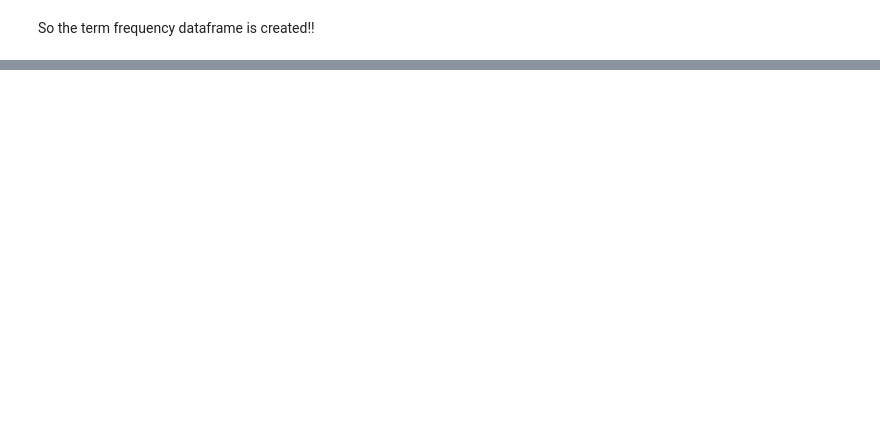
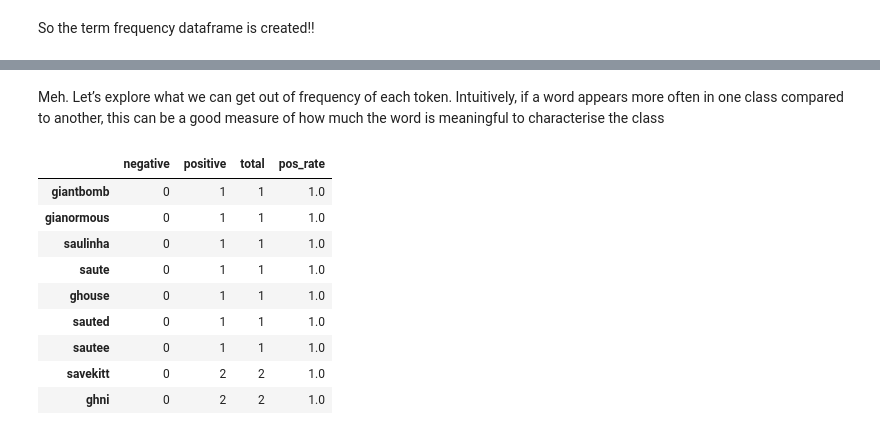
Before and after one commit to CodeFor2001/Sentiment-Analysis-Experimentation, a Jupyter notebook: Models/DataViz.ipynb, the cells around one changed output, grey strips where cells are left out. Cells and saved outputs as stored; diff of their text form; code cells hidden in the pictures; blank space fills up the shorter version.

```diff
--- a/Models/DataViz.ipynb
+++ b/Models/DataViz.ipynb
@@ -130,0 +197,17 @@ So the term frequency dataframe is created!!
+# %% [markdown]
+Meh.
+Let’s explore what we can get out of frequency of each token. Intuitively, if a word appears more often in one class compared to another, this can be a good measure of how much the word is meaningful to characterise the class
+# %%
+term_freq_df['pos_rate'] = term_freq_df['positive'] * 1./term_freq_df['total']
+term_freq_df.sort_values(by='pos_rate', ascending=False).iloc[61:70]
+# %% [output]
+|  | negative | positive | total | pos_rate |
+| giantbomb | 0 | 1 | 1 | 1.0 |
+| gianormous | 0 | 1 | 1 | 1.0 |
+| saulinha | 0 | 1 | 1 | 1.0 |
+| saute | 0 | 1 | 1 | 1.0 |
+| ghouse | 0 | 1 | 1 | 1.0 |
+| sauted | 0 | 1 | 1 | 1.0 |
+| sautee | 0 | 1 | 1 | 1.0 |
+| savekitt | 0 | 2 | 2 | 1.0 |
+| ghni | 0 | 2 | 2 | 1.0 |
```
Also changed, not shown: parts of 13 cells of this notebook.
